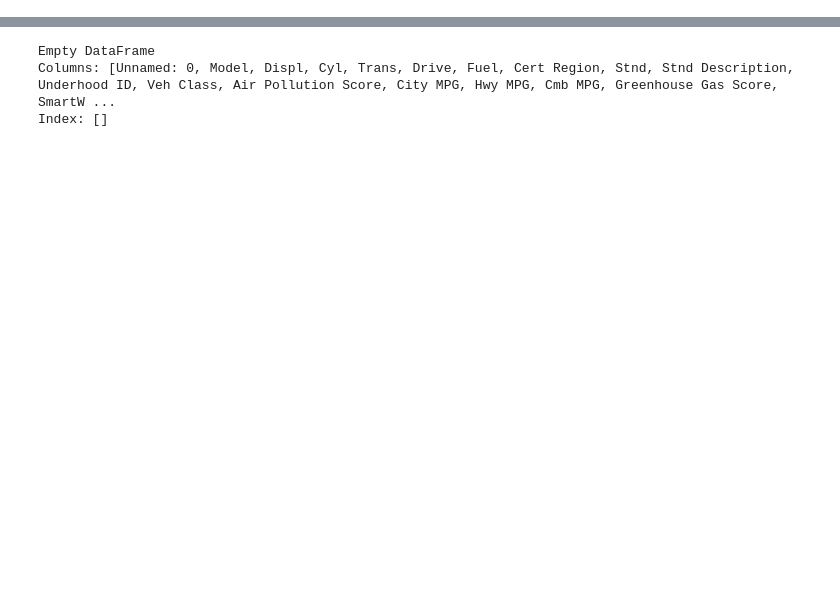
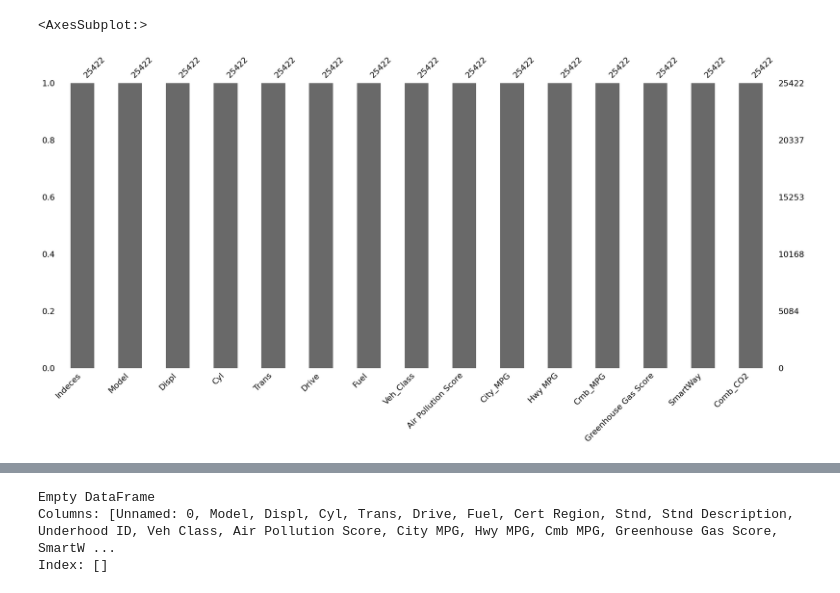
Before and after one commit to emumen77/Predicting-and-Analyzing-Fuel-Efficiency, a Jupyter notebook: EPAGreen.ipynb, the cells around one changed output, grey strips where cells are left out. Cells and saved outputs as stored; diff of their text form; code cells hidden in the pictures; blank space fills up the shorter version.

```diff
--- a/EPAGreen.ipynb
+++ b/EPAGreen.ipynb
@@ -21,9 +27,8 @@ from sklearn.neighbors import KNeighborsRegressor
 # %%
-#index_col = "Model"
 epa_file = pd.DataFrame(pd.read_excel("/home/emumen/Documents/Misk-DSI-2022/Predicting-and-Analyzing-Fuel-Efficiency/data/EPAGreen.xlsx"))
-epa_file.to_csv("/home/emumen/Documents/Misk-DSI-2022/Predicting-and-Analyzing-Fuel-Efficiency/data/EPAGreen.csv", index = None, header = True)
+epa_file.to_csv("/home/emumen/Documents/Misk-DSI-2022/Predicting-and-Analyzing-Fuel-Efficiency/data/EPAGreen.csv", index = ind_list, header = True)
 epa = pd.read_csv("/home/emumen/Documents/Misk-DSI-2022/Predicting-and-Analyzing-Fuel-Efficiency/data/EPAGreen.csv")
-#epa.rename(columns=({'Veh Class':'Veh_Class'}))
+epa = epa.rename(columns=({'Veh Class':'Veh_Class', "City MPG": "City_MPG", "Cmb MPG": "Cmb_MPG", "Greenhous Gas Score": "Greenhous_Score", "Comb CO2": "Comb_CO2", "Unnamed: 0.1": "Indeces"}))
 # %% [markdown]
 <font size="10">Predicting and Analyzing Fuel Efficiency</font>
 <br>
@@ -82,5 +77,0 @@ epa.head()
-# %%
-epa.rename(columns = {"Comb CO2": "Comb_CO2"}, inplace = True)
-#convert_dict = {"Comb CO2": float}
-#epa = epa.astype("convert_dict")
-#print(epa.dtypes)
@@ -192,0 +173,17 @@ TypeError: replace() argument 2 must be str, not int
+# %%
+Columns = []
+for column in epa:
+    if epa[column].isna().sum() >= 0.6*26871:
+#    if msn.bar(column) == 0:
+        Columns.append(column)
+    else:
+        continue
+epa.drop(Columns, axis = 1, inplace = True)
+epa.drop(["Cert Region", "Stnd", "Stnd Description", "Underhood ID", "Unnamed: 0"], axis = 1, inplace = True)
+epa = epa.dropna()
+#print(epa)
+msn.bar(epa)
+#epa.fillna(method ='pad')
+# %% [output]
+<AxesSubplot:>
+[figure, added]
```
Also changed, not shown: parts of 24 cells of this notebook, 1 other file.
